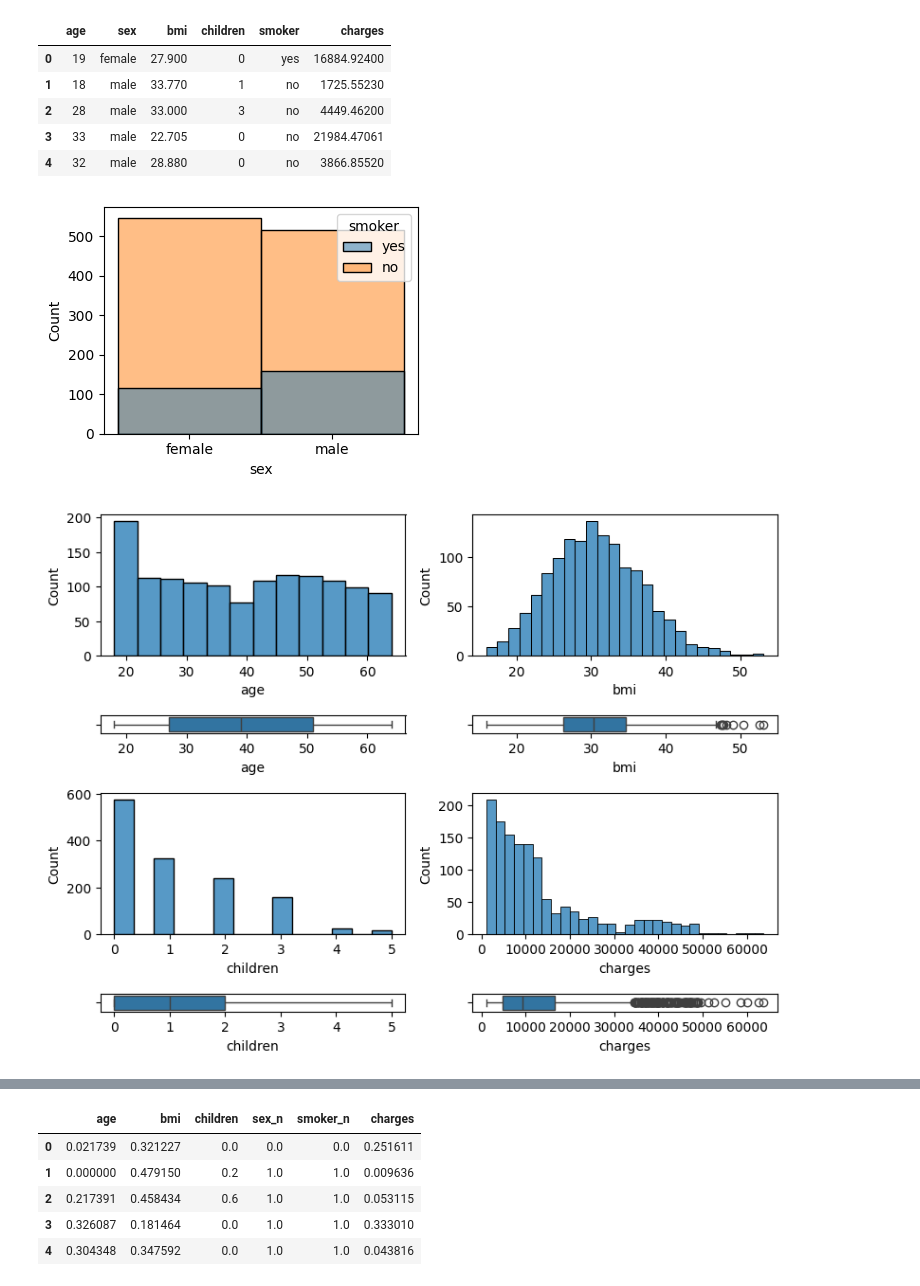
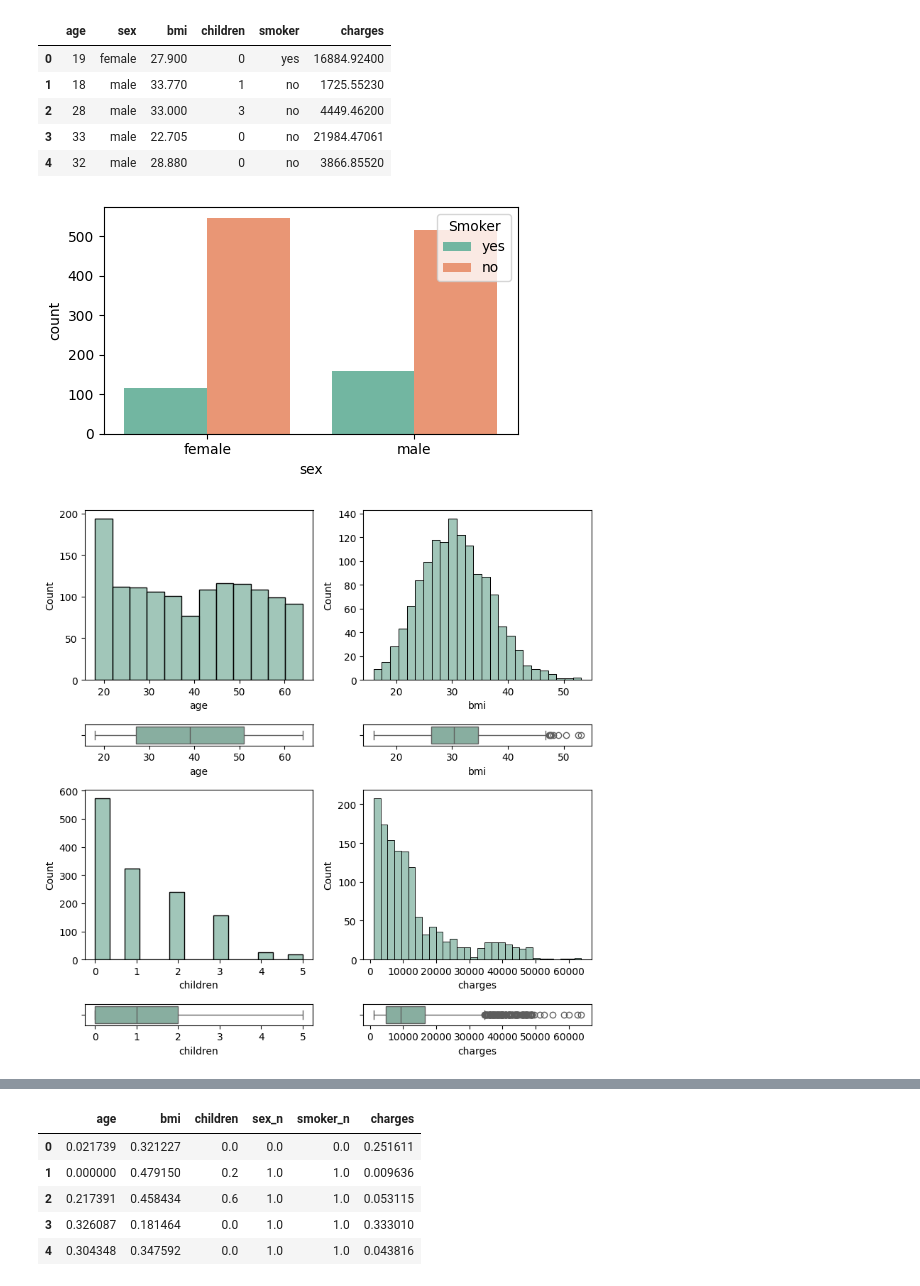
Before and after one commit to PazReumante/linear-regression-project-tutorial, a Jupyter notebook: explore.ipynb, the cells around one changed output, grey strips where cells are left out. Cells and saved outputs as stored; diff of their text form; code cells hidden in the pictures.

```diff
--- a/explore.ipynb
+++ b/explore.ipynb
@@ -44,39 +46,53 @@ df.head()
 # %%
 #CATEGORICAL ANALYSIS
 
 import seaborn as sns
 import matplotlib.pyplot as plt
 
-fig, axis = plt.subplots(1, 1, figsize=(4, 3))
+# Create the figure with a single axis
+fig, axis = plt.subplots(1, 1, figsize=(5, 3))
 
-sns.histplot(ax=axis, data=df, x="sex", hue="smoker")
+# Define the color palette
+palette = "Set2"
+
+# Combine 'sex' and 'smoker' into a single countplot
+sns.countplot(data=df, x="sex", hue="smoker", palette=palette, ax=axis)
+
+# Set legend
+axis.legend(title="Smoker", loc="upper right")
 
 plt.tight_layout()
-
 plt.show()
 # %% [output]
-[figure, old version]
+[figure, new version]
 # %%
 #NUMERICAL ANALYSIS
 
-#Create the figure
-fig, axis = plt.subplots(4, 2, figsize=(8, 6), gridspec_kw={"height_ratios": [8, 1, 8, 1]})
+import matplotlib.pyplot as plt
+import seaborn as sns
 
+# Create the figure
+fig, axis = plt.subplots(4, 2, figsize=(8, 8), gridspec_kw={"height_ratios": [8, 1, 8, 1]})
 
-sns.histplot(ax=axis[0, 0], data=df, x="age")
-sns.boxplot(ax=axis[1, 0], data=df, x="age")
+color = '#82B4A2'
 
-sns.histplot(ax=axis[0, 1], data=df, x="bmi")
-sns.boxplot(ax=axis[1, 1], data=df, x="bmi")
+sns.histplot(data=df, x="age", color=color, ax=axis[0, 0])
+sns.boxplot(data=df, x="age", color=color, ax=axis[1, 0])
 
-sns.histplot(ax=axis[2, 0], data=df, x="children")
-sns.boxplot(ax=axis[3, 0], data=df, x="children")
+sns.histplot(data=df, x="bmi", color=color, ax=axis[0, 1])
+sns.boxplot(data=df, x="bmi", color=color, ax=axis[1, 1])
 
-sns.histplot(ax=axis[2, 1], data=df, x="charges")
-sns.boxplot(ax=axis[3, 1], data=df, x="charges")
+sns.histplot(data=df, x="children", color=color, ax=axis[2, 0])
+sns.boxplot(data=df, x="children", color=color, ax=axis[3, 0])
 
+sns.histplot(data=df, x="charges", color=color, ax=axis[2, 1])
+sns.boxplot(data=df, x="charges", color=color, ax=axis[3, 1])
+
+# Adjust layout
 plt.tight_layout()
+
+# Show plot
 plt.show()
 # %% [output]
-[figure, old version]
+[figure, new version]
 # %%
```
Also changed, not shown: parts of 16 cells of this notebook.
